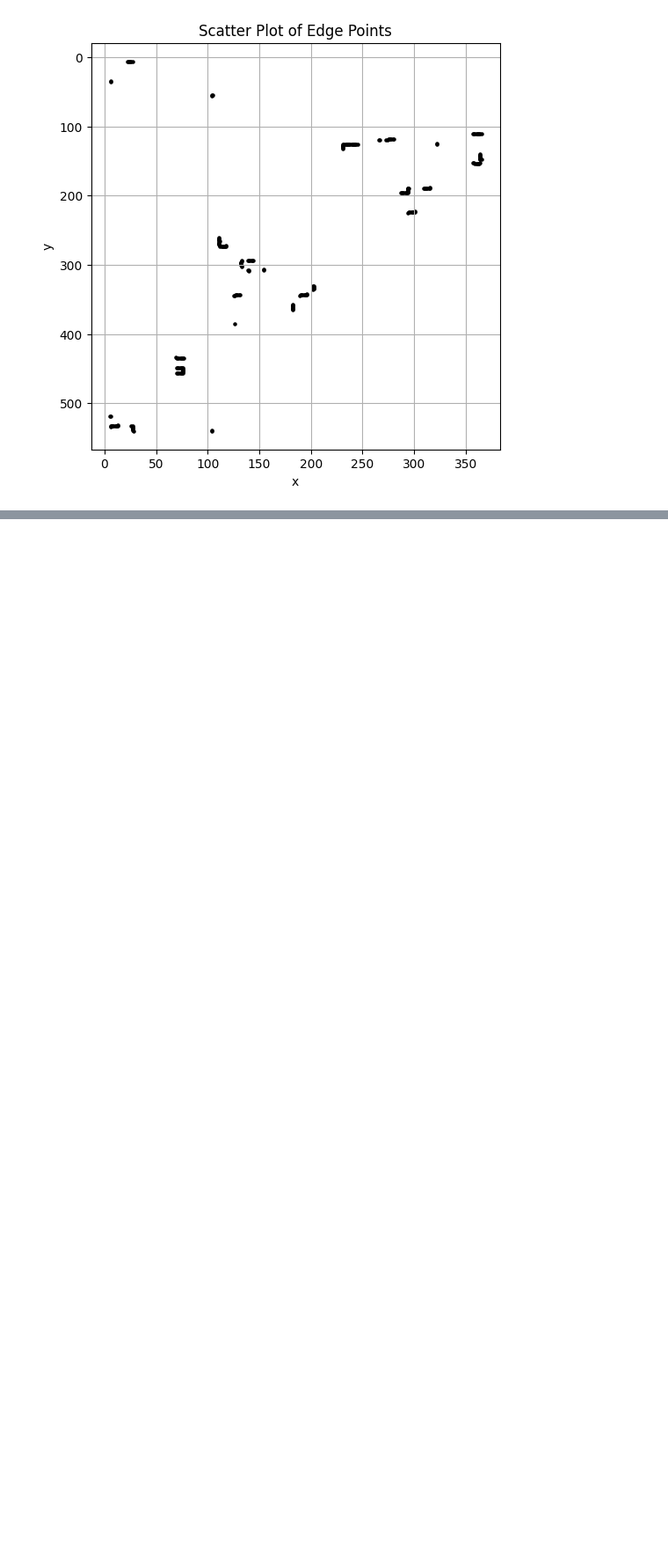
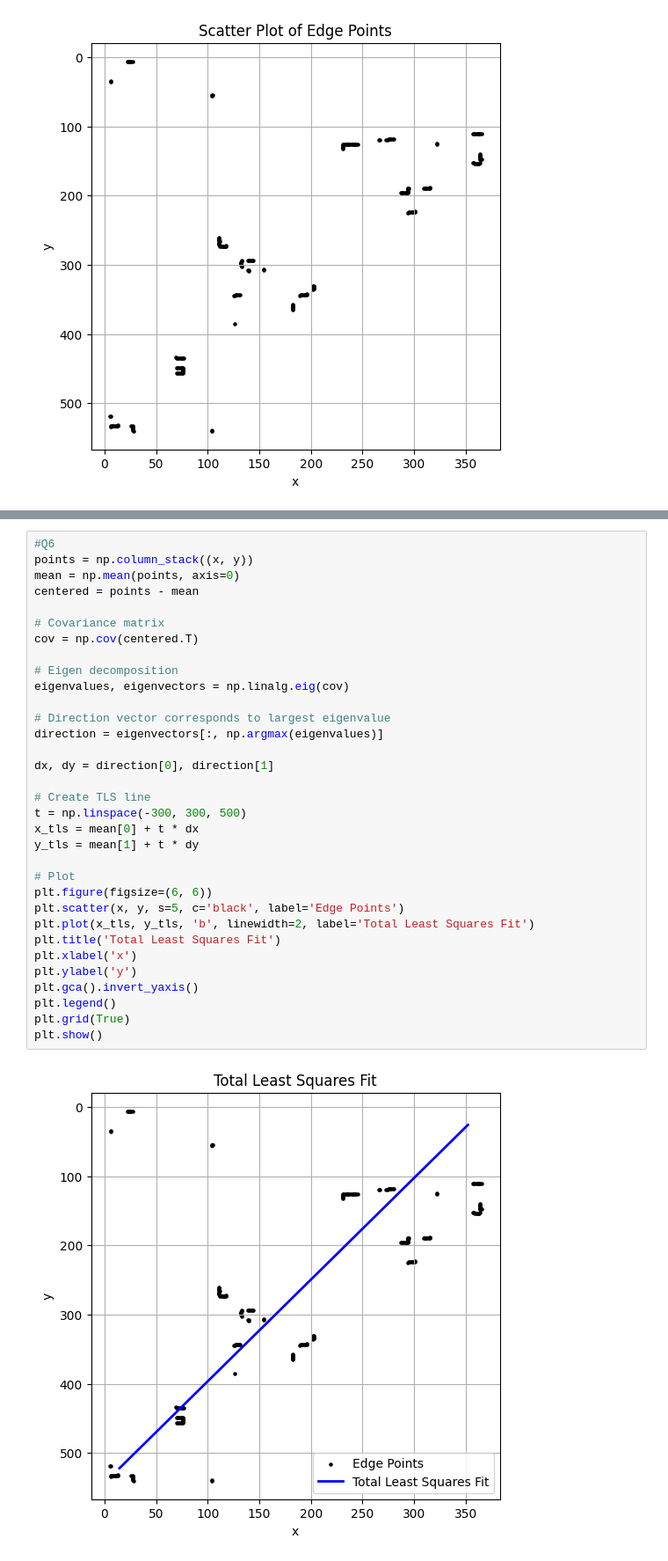
Before and after one commit to DHJ2002/Assignment-02, a Jupyter notebook: Assignmnet 02.ipynb, the cells around one changed output, grey strips where cells are left out. Shown at 88% size. Drawn from its saved outputs; the diff is of its cells as text; blank space fills up the shorter version.

```diff
--- a/Assignmnet 02.ipynb
+++ b/Assignmnet 02.ipynb
@@ -41,0 +68,35 @@ plt.show()
+# %%
+#Q6
+points = np.column_stack((x, y))
+mean = np.mean(points, axis=0)
+centered = points - mean
+
+# Covariance matrix
+cov = np.cov(centered.T)
+
+# Eigen decomposition
+eigenvalues, eigenvectors = np.linalg.eig(cov)
+
+# Direction vector corresponds to largest eigenvalue
+direction = eigenvectors[:, np.argmax(eigenvalues)]
+
+dx, dy = direction[0], direction[1]
+
+# Create TLS line
+t = np.linspace(-300, 300, 500)
+x_tls = mean[0] + t * dx
+y_tls = mean[1] + t * dy
+
+# Plot
+plt.figure(figsize=(6, 6))
+plt.scatter(x, y, s=5, c='black', label='Edge Points')
+plt.plot(x_tls, y_tls, 'b', linewidth=2, label='Total Least Squares Fit')
+plt.title('Total Least Squares Fit')
+plt.xlabel('x')
+plt.ylabel('y')
+plt.gca().invert_yaxis()
+plt.legend()
+plt.grid(True)
+plt.show()
+# %% [output]
+[figure, added]
```
Also changed, not shown: parts of 1 cell of this notebook.
